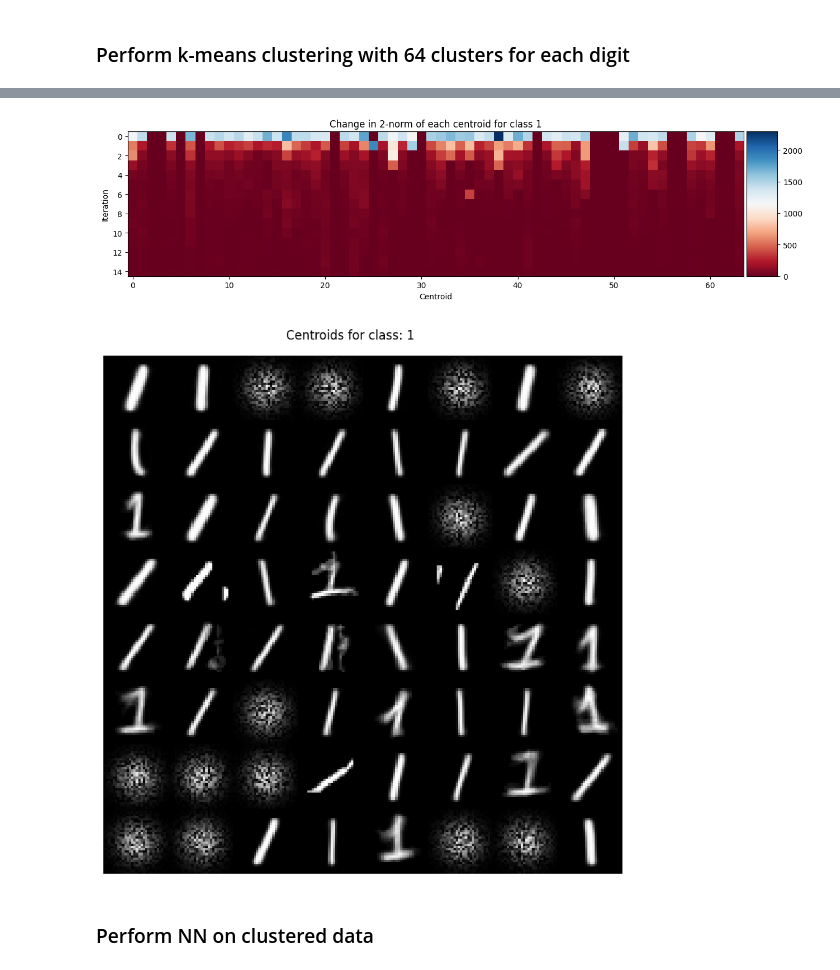
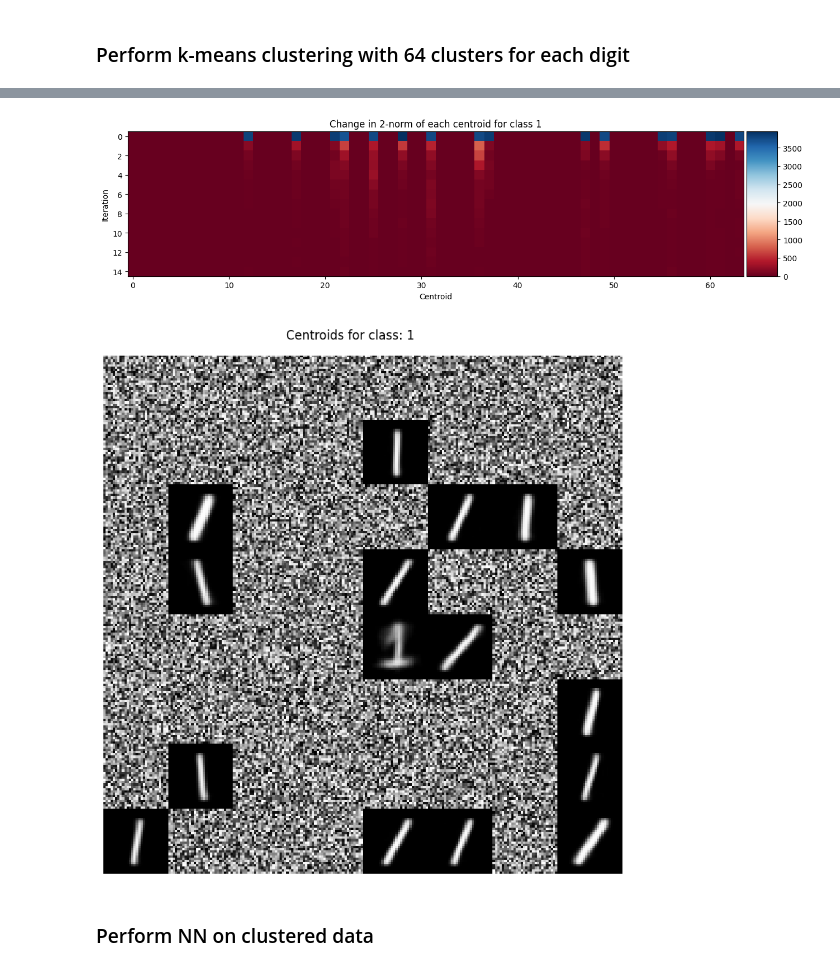
Before and after one commit to Martin-Ansteensen/TTT4275-Classification-project, a Jupyter notebook: Number_task/Numbers.ipynb, the cells around one changed output, grey strips where cells are left out. Cells and saved outputs as stored; diff of their text form; code cells hidden in the pictures.

Commit message:
Use random centroid as init, add conf matrix to all tests

```diff
--- a/Number_task/Numbers.ipynb
+++ b/Number_task/Numbers.ipynb
@@ -298,7 +298,7 @@ def initialize_centroids(data, k, init_type):
     return centroids
 
 @func_timeit
-def k_means(data, k, max_iterations, init_type="gaussian"):
+def k_means(data, k, max_iterations, init_type="random"):
     """Perform k-means clustering on the data. Return the new centroids
     and the change in the norm of each centroid for each iteration"""
     centroids = initialize_centroids(data, k, init_type)
@@ -400,7 +400,8 @@ for i in range(10):
     centroids_class, diff_class = k_means(
                                     data=trainv_by_class[i],
                                     k=M,
-                                    max_iterations=N
+                                    max_iterations=N,
+                                    init_type="random"
                                 )
     centroids[i*M:(i+1)*M] = centroids_class
     diff[:, i*M:(i+1)*M] = diff_class
@@ -422,5 +423,5 @@ display_centroids(centroids, n, M)
-[figure, old version]
+[figure, new version]
-[figure, old version]
+[figure, new version]
 # %% [markdown]
 ### Perform NN on clustered data
 # %%
```
Also changed, not shown: parts of 12 cells of this notebook.
